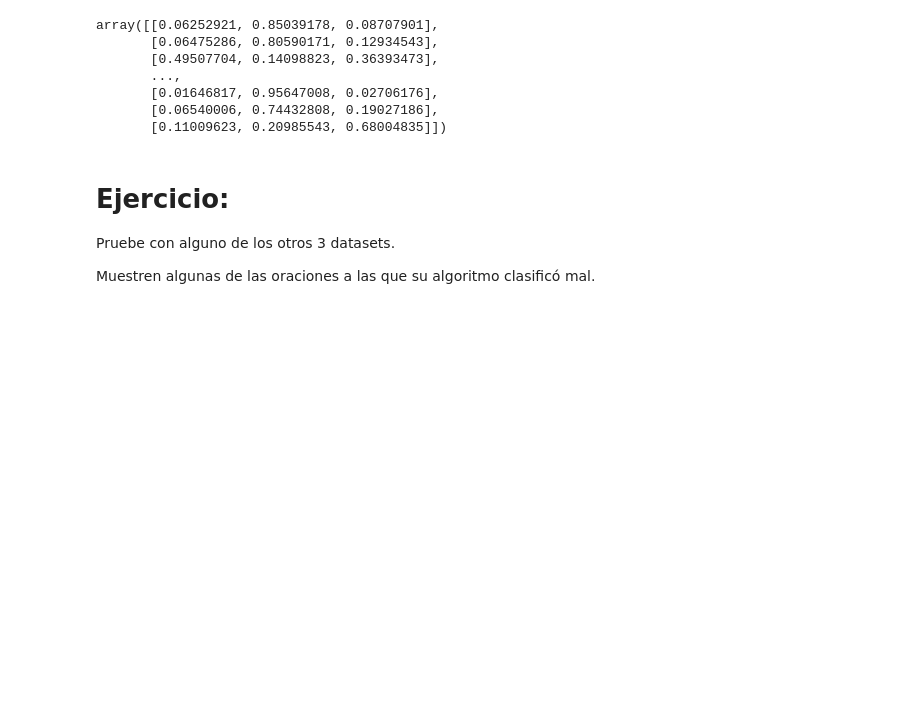
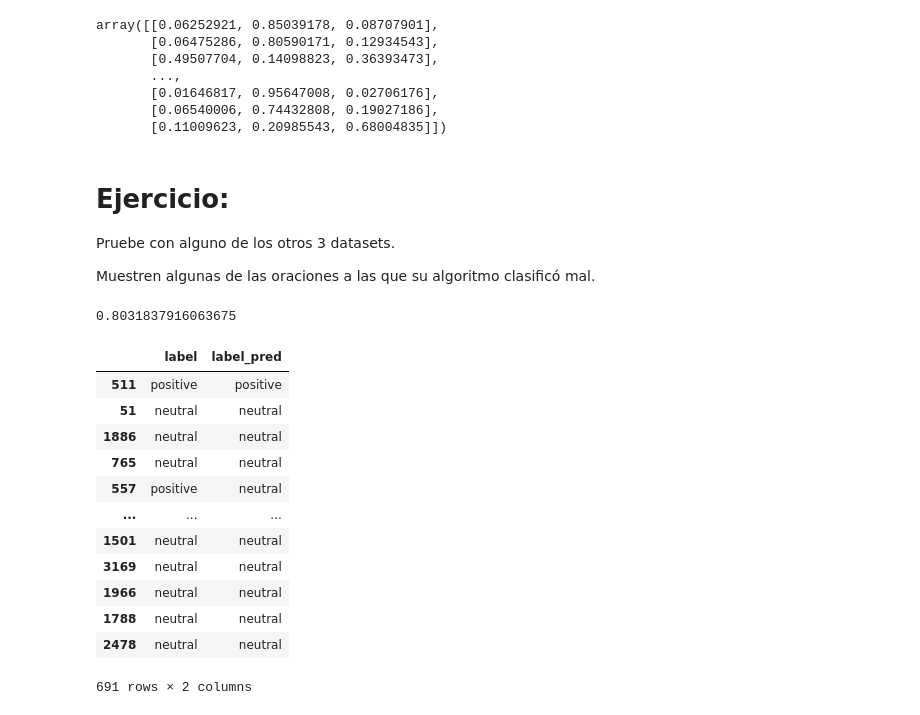
Before and after one commit to josegallardo-da/Aplicaciones-Financieras, a Jupyter notebook: Semana10/1_Intro_NLP.ipynb, the cells around one changed output. Saved outputs shown, nothing was run; the diff lists cells and outputs as text; code cells hidden in the pictures; blank space fills up the shorter version.

```diff
--- a/Semana10/1_Intro_NLP.ipynb
+++ b/Semana10/1_Intro_NLP.ipynb
@@ -540,0 +539,44 @@ Muestren algunas de las oraciones a las que su algoritmo clasificó mal.
+# %%
+# 75 Agree para Jose
+
+agree75 = pd.read_csv('/content/drive/MyDrive/Cruso-ApsFinancieras/semana10/data/sentiment_data/Sentences_75Agree.txt',
+                       sep='.@', names=['text','label'], encoding='latin-1', engine='python')
+agree75['text_pp'] = agree75['text'].apply(lambda x: preprocesar(x, 'english'))
+
+BOW_75 = vectorizer.fit_transform( agree75.text_pp )
+
+palabras_75 = vectorizer.get_feature_names_out()
+X_75 = pd.DataFrame( BOW_75.todense(), index = agree75.index, columns = palabras_75)
+
+Y_75 = agree75.label
+
+X_TRAIN_75, X_TEST_75, Y_TRAIN_75, Y_TEST_75 = train_test_split( X_75, Y_75, test_size=0.2, shuffle=True, random_state=42)
+
+# Training Model
+
+clasifier75 = LogisticRegression()
+clf75 = clasifier75.fit( X_TRAIN_75, Y_TRAIN_75 )
+
+Y_PRED_75 = clf75.predict( X_TEST_75 )
+Y_PRED_75 = pd.DataFrame( Y_PRED_75, index = Y_TEST_75.index , columns = ['label_pred'] )
+
+# Precision del Modelo
+print( ((Y_PRED_75.label_pred == Y_TEST_75).sum() / Y_TEST_75.shape[0]) )
+
+side_to_side = pd.concat( [Y_TEST_75, Y_PRED_75], axis = 1 )
+side_to_side
+# %% [output]
+0.8031837916063675
+|  | label | label_pred |
+| 511 | positive | positive |
+| 51 | neutral | neutral |
+| 1886 | neutral | neutral |
+| 765 | neutral | neutral |
+| 557 | positive | neutral |
+| ... | ... | ... |
+| 1501 | neutral | neutral |
+| 3169 | neutral | neutral |
+| 1966 | neutral | neutral |
+| 1788 | neutral | neutral |
+| 2478 | neutral | neutral |
+691 rows × 2 columns
```
Also changed, not shown: parts of 6 cells of this notebook.
